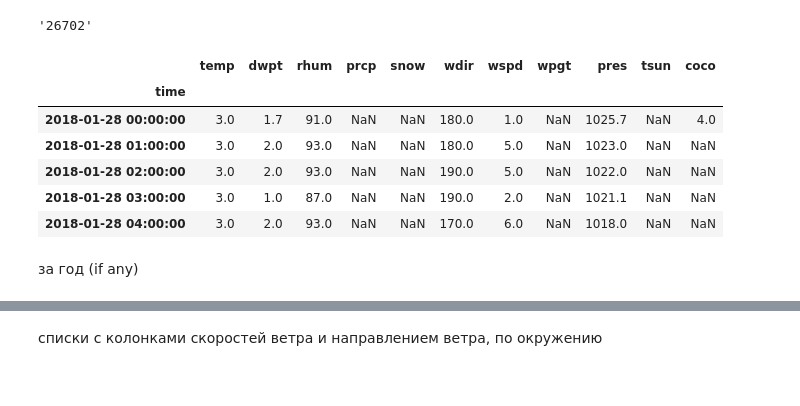
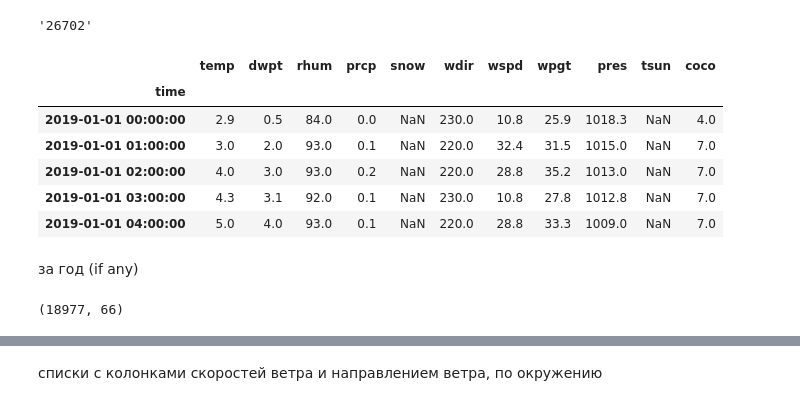
Before and after one commit to Dmitry1973/GB_Final_project, a Jupyter notebook: Final_project.ipynb, the cells around one changed output, grey strips where cells are left out. Drawn from its saved outputs; the diff is of its cells as text; code cells hidden in the pictures.

```diff
--- a/Final_project.ipynb
+++ b/Final_project.ipynb
@@ -118,7 +119,8 @@ st.fetch().head()
 n - требуемое количество метеостанций,
 метод выводит n самых ближайших, отсортировано по расстоянию
 # %%
-dist_test = 100000 # in meters
+dist_test = 150000 # in meters
 near_ = st.nearby(lat_test, lon_test, dist_test).fetch()
-near_
+near_.shape[0]
+# number of meteostations available in selected distance
 # %% [output]
@@ -212,18 +204,19 @@ id_station[0]
 # %% [output]
 '26702'
 # %%
-data = Hourly('26702', start, end)
-data = data.fetch()
+data_ = Hourly('26702', start, end)
+data_ = data_.fetch()
 # %%
-data['wspd'] = data['wspd'] / 3.6
-data.head()
+# data_[['wspd','wpgt']] = rnd(data_[['wspd', 'wpgt']] / 3.6) # in m/s
+
+data_.head()
 # %% [output]
 |  | temp | dwpt | rhum | prcp | snow | wdir | wspd | wpgt | pres | tsun | coco |
 | time |  |  |  |  |  |  |  |  |  |  |  |
-| 2018-01-28 00:00:00 | 3.0 | 1.7 | 91.0 | NaN | NaN | 180.0 | 1.0 | NaN | 1025.7 | NaN | 4.0 |
-| 2018-01-28 01:00:00 | 3.0 | 2.0 | 93.0 | NaN | NaN | 180.0 | 5.0 | NaN | 1023.0 | NaN | NaN |
-| 2018-01-28 02:00:00 | 3.0 | 2.0 | 93.0 | NaN | NaN | 190.0 | 5.0 | NaN | 1022.0 | NaN | NaN |
-| 2018-01-28 03:00:00 | 3.0 | 1.0 | 87.0 | NaN | NaN | 190.0 | 2.0 | NaN | 1021.1 | NaN | NaN |
-| 2018-01-28 04:00:00 | 3.0 | 2.0 | 93.0 | NaN | NaN | 170.0 | 6.0 | NaN | 1018.0 | NaN | NaN |
+| 2019-01-01 00:00:00 | 2.9 | 0.5 | 84.0 | 0.0 | NaN | 230.0 | 10.8 | 25.9 | 1018.3 | NaN | 4.0 |
+| 2019-01-01 01:00:00 | 3.0 | 2.0 | 93.0 | 0.1 | NaN | 220.0 | 32.4 | 31.5 | 1015.0 | NaN | 7.0 |
+| 2019-01-01 02:00:00 | 4.0 | 3.0 | 93.0 | 0.2 | NaN | 220.0 | 28.8 | 35.2 | 1013.0 | NaN | 7.0 |
+| 2019-01-01 03:00:00 | 4.3 | 3.1 | 92.0 | 0.1 | NaN | 230.0 | 10.8 | 27.8 | 1012.8 | NaN | 7.0 |
+| 2019-01-01 04:00:00 | 5.0 | 4.0 | 93.0 | 0.1 | NaN | 220.0 | 28.8 | 33.3 | 1009.0 | NaN | 7.0 |
 # %%
 import pandas as pd
@@ -235,6 +229,9 @@ wind_cond = pd.DataFrame()
 
 # start_ = end + relativedelta(years= -1)
 # start_
+wind_cond.shape
+# %% [output]
+(18977, 66)
 # %%
 for st in id_station:
     data = Hourly(st, start, end).fetch()
```
Also changed, not shown: parts of 41 cells of this notebook.
